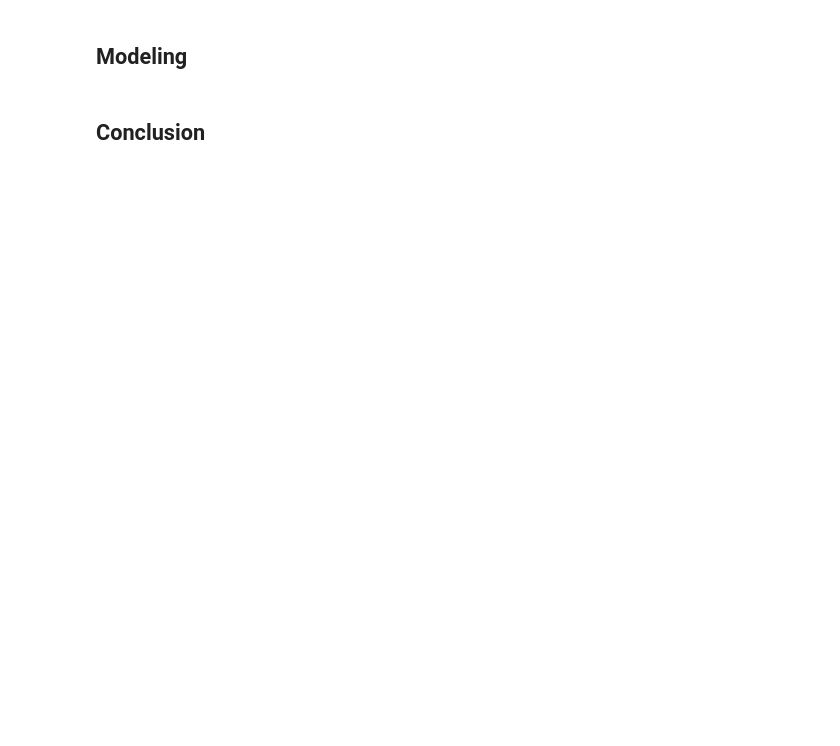
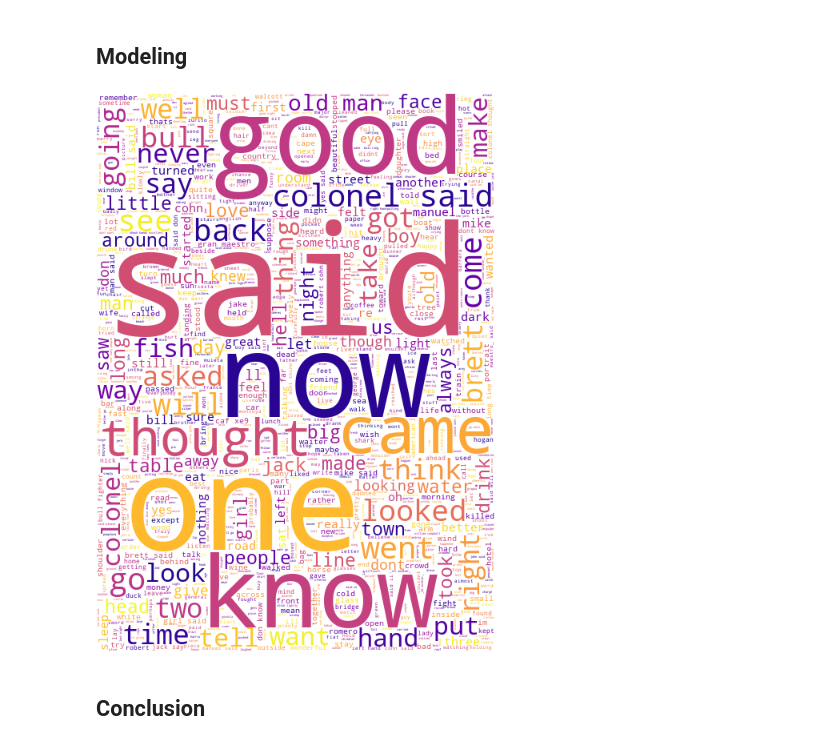
Before and after one commit to zzhu76/Hemingway-Text-Visualization, a Jupyter notebook: Assignment2.ipynb, the cells around one changed output. Cells and saved outputs as stored; diff of their text form; code cells hidden in the pictures; blank space fills up the shorter version.

```diff
--- a/Assignment2.ipynb
+++ b/Assignment2.ipynb
@@ -110,13 +102,2 @@ df.head()
 # %% [markdown]
 ## EDA
-# %%
-from wordcloud import WordCloud
-# Join the different processed titles together.
-
-long_string = ','.join(list(df['book_text_processed'].values))
-# Create a WordCloud object
-wordcloud = WordCloud(background_color="white", max_words=2500, contour_width=3, contour_color='black',width = 500, height = 700)
-# Generate a word cloud
-wordcloud.generate(long_string)
-# Visualize the word cloud
-wordcloud.to_image()
@@ -125,4 +185,16 @@ wordcloud.to_image()
 # %% [markdown]
 ## Modeling
+# %%
+from wordcloud import WordCloud
+
+long_string = ','.join(list(df['book_text_processed'].values))
+
+wordcloud = WordCloud(background_color="white", max_words=2500, contour_width=3, contour_color='black',width = 500, height = 700, colormap='plasma')
+
+wordcloud.generate(long_string)
+
+wordcloud.to_image()
+# %% [output]
+[figure, added]
 # %% [markdown]
 ## Conclusion
```
Also changed, not shown: parts of 12 cells of this notebook.
